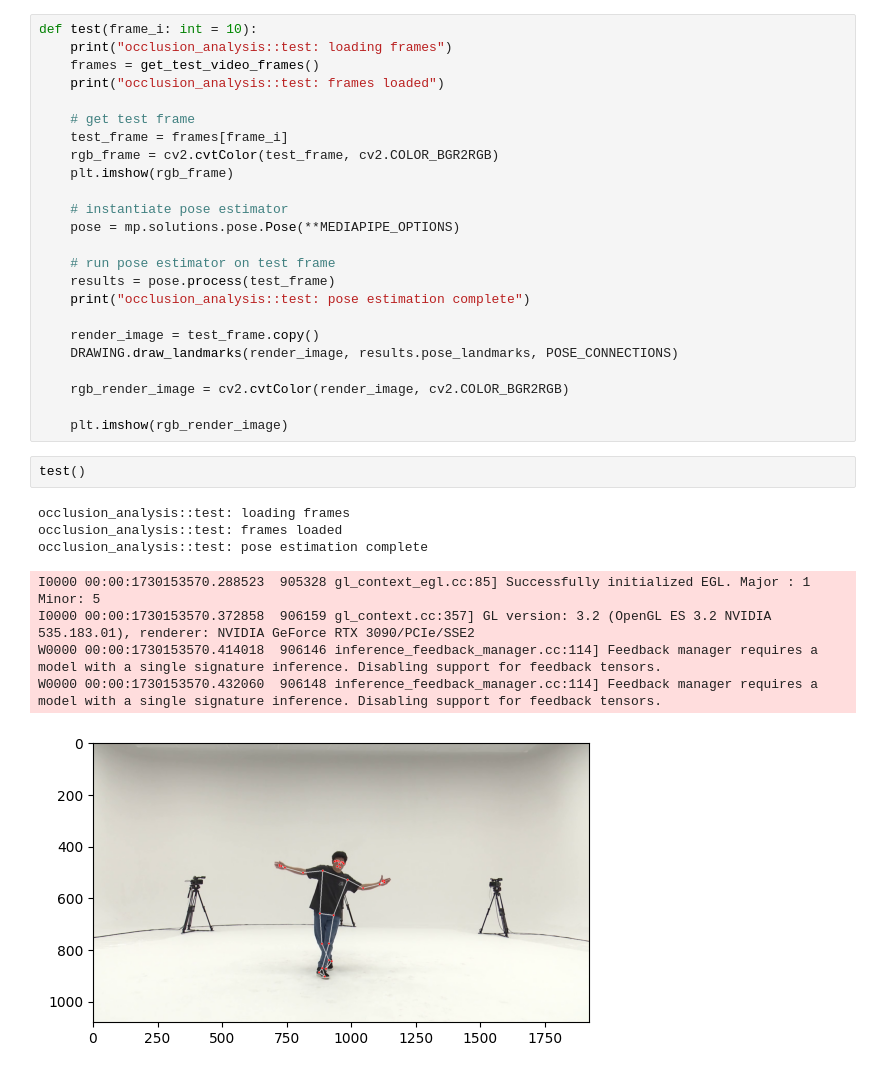
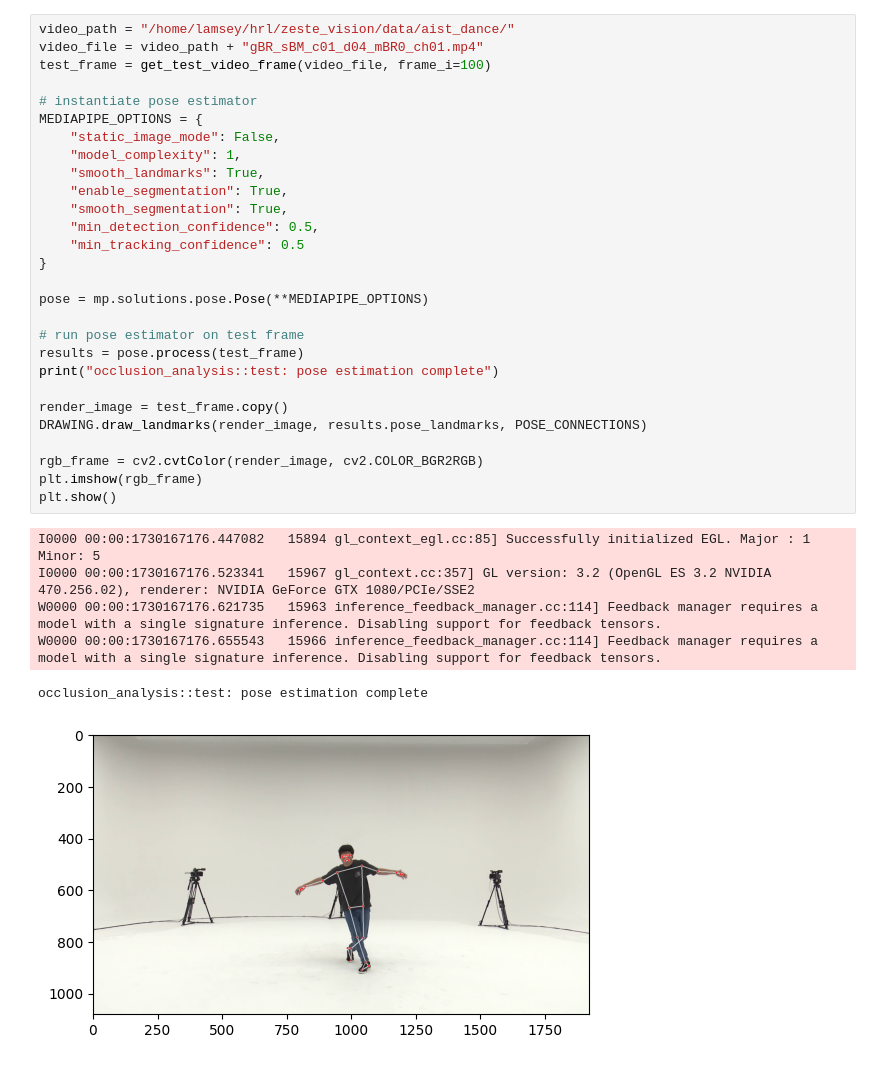
Before and after one commit to mlamsey/zeste_vision, a Jupyter notebook: nb/testbed.ipynb, the cells around one changed output. Cells and saved outputs as stored; diff of their text form.

```diff
--- a/nb/testbed.ipynb
+++ b/nb/testbed.ipynb
@@ -23,35 +30,35 @@ MEDIAPIPE_OPTIONS = {
 # %%
-def test(frame_i: int = 10):
-    print("occlusion_analysis::test: loading frames")
-    frames = get_test_video_frames()
-    print("occlusion_analysis::test: frames loaded")
+video_path = "/home/lamsey/hrl/zeste_vision/data/aist_dance/"
+video_file = video_path + "gBR_sBM_c01_d04_mBR0_ch01.mp4"
+test_frame = get_test_video_frame(video_file, frame_i=100)
 
-    # get test frame
-    test_frame = frames[frame_i]
-    rgb_frame = cv2.cvtColor(test_frame, cv2.COLOR_BGR2RGB)
-    plt.imshow(rgb_frame)
+# instantiate pose estimator
+MEDIAPIPE_OPTIONS = {
+    "static_image_mode": False,
+    "model_complexity": 1,
+    "smooth_landmarks": True,
+    "enable_segmentation": True,
+    "smooth_segmentation": True,
+    "min_detection_confidence": 0.5,
+    "min_tracking_confidence": 0.5
+}
 
-    # instantiate pose estimator
-    pose = mp.solutions.pose.Pose(**MEDIAPIPE_OPTIONS)
+pose = mp.solutions.pose.Pose(**MEDIAPIPE_OPTIONS)
 
-    # run pose estimator on test frame
-    results = pose.process(test_frame)
-    print("occlusion_analysis::test: pose estimation complete")
+# run pose estimator on test frame
+results = pose.process(test_frame)
+print("occlusion_analysis::test: pose estimation complete")
 
-    render_image = test_frame.copy()
-    DRAWING.draw_landmarks(render_image, results.pose_landmarks, POSE_CONNECTIONS)
+render_image = test_frame.copy()
+DRAWING.draw_landmarks(render_image, results.pose_landmarks, POSE_CONNECTIONS)
 
-    rgb_render_image = cv2.cvtColor(render_image, cv2.COLOR_BGR2RGB)
-
-    plt.imshow(rgb_render_image)
+rgb_frame = cv2.cvtColor(render_image, cv2.COLOR_BGR2RGB)
+plt.imshow(rgb_frame)
+plt.show()
+# %% [output]
+I0000 00:00:1730167176.447082   15894 gl_context_egl.cc:85] Successfully initialized EGL. Major : 1 Minor: 5
+I0000 00:00:1730167176.523341   15967 gl_context.cc:357] GL version: 3.2 (OpenGL ES 3.2 NVIDIA 470.256.02), renderer: NVIDIA GeForce GTX 1080/PCIe/SSE2
+W0000 00:00:1730167176.621735   15963 inference_feedback_manager.cc:114] Feedback manager requires a model with a single signature inference. Disabling support for feedback tensors.
+W0000 00:00:1730167176.655543   15966 inference_feedback_manager.cc:114] Feedback manager requires a model with a single signature inference. Disabling support for feedback tensors.
+occlusion_analysis::test: pose estimation complete
+[figure, added]
-# %%
-test()
-# %% [output]
-occlusion_analysis::test: loading frames
-occlusion_analysis::test: frames loaded
-occlusion_analysis::test: pose estimation complete
-I0000 00:00:1730153570.288523  905328 gl_context_egl.cc:85] Successfully initialized EGL. Major : 1 Minor: 5
-I0000 00:00:1730153570.372858  906159 gl_context.cc:357] GL version: 3.2 (OpenGL ES 3.2 NVIDIA 535.183.01), renderer: NVIDIA GeForce RTX 3090/PCIe/SSE2
-W0000 00:00:1730153570.414018  906146 inference_feedback_manager.cc:114] Feedback manager requires a model with a single signature inference. Disabling support for feedback tensors.
-W0000 00:00:1730153570.432060  906148 inference_feedback_manager.cc:114] Feedback manager requires a model with a single signature inference. Disabling support for feedback tensors.
-[figure, removed]
```
Also changed, not shown: parts of 6 cells of this notebook, 3 other files.
